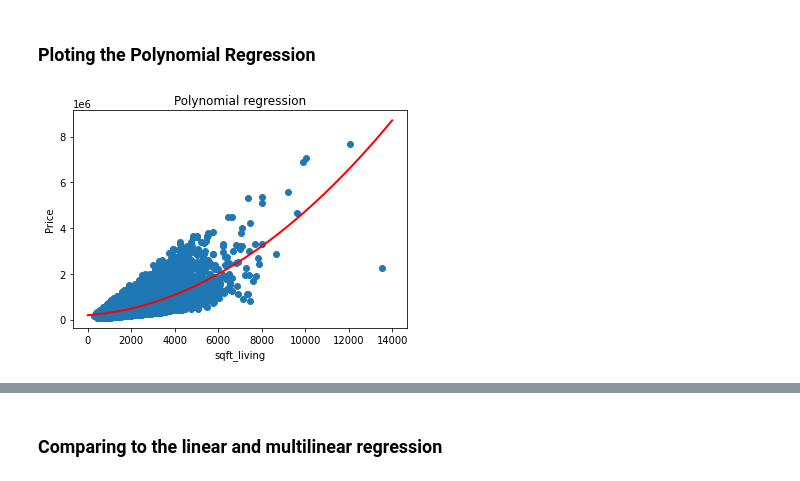
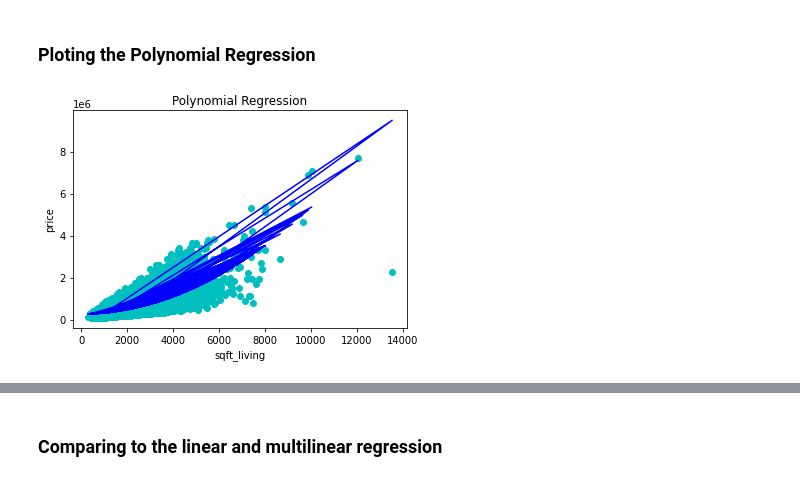
Before and after one commit to abdelhakBenamirouche/SIC, a Jupyter notebook: Regression_Checkpoint_Abdelhak.ipynb, the cells around one changed output, grey strips where cells are left out. Cells and saved outputs as stored; diff of their text form; code cells hidden in the pictures.

```diff
--- a/Regression_Checkpoint_Abdelhak.ipynb
+++ b/Regression_Checkpoint_Abdelhak.ipynb
@@ -238,18 +239,12 @@ X_test_ = poly.fit_transform(X_test.reshape(-1,1))
 predicted = model.predict(X_test_)
 # %% [markdown]
 ### Ploting the Polynomial Regression
-# %%
-import numpy as np
-
-mymodel = np.poly1d(np.polyfit(X, y, 2))
-
-myline = np.linspace(1, 14000, 100)
-
-plt.scatter(X, y)
-plt.title("Polynomial regression")
-plt.ylabel("Price")
-plt.xlabel("sqft_living")
-plt.plot(myline, mymodel(myline), color = "r", linewidth = 2)
-plt.show()
-# %% [output]
-[figure, removed]
+# %%
+plt.scatter(X, y, color = "c")
+plt.title("Polynomial Regression")
+plt.ylabel("price")
+plt.xlabel("sqft_living")
+plt.plot(X, model.predict(poly.fit_transform(X.reshape(-1,1))), color = "b")
+plt.show()
+# %% [output]
+[figure, added]
```
Also changed, not shown: parts of 4 cells of this notebook.
